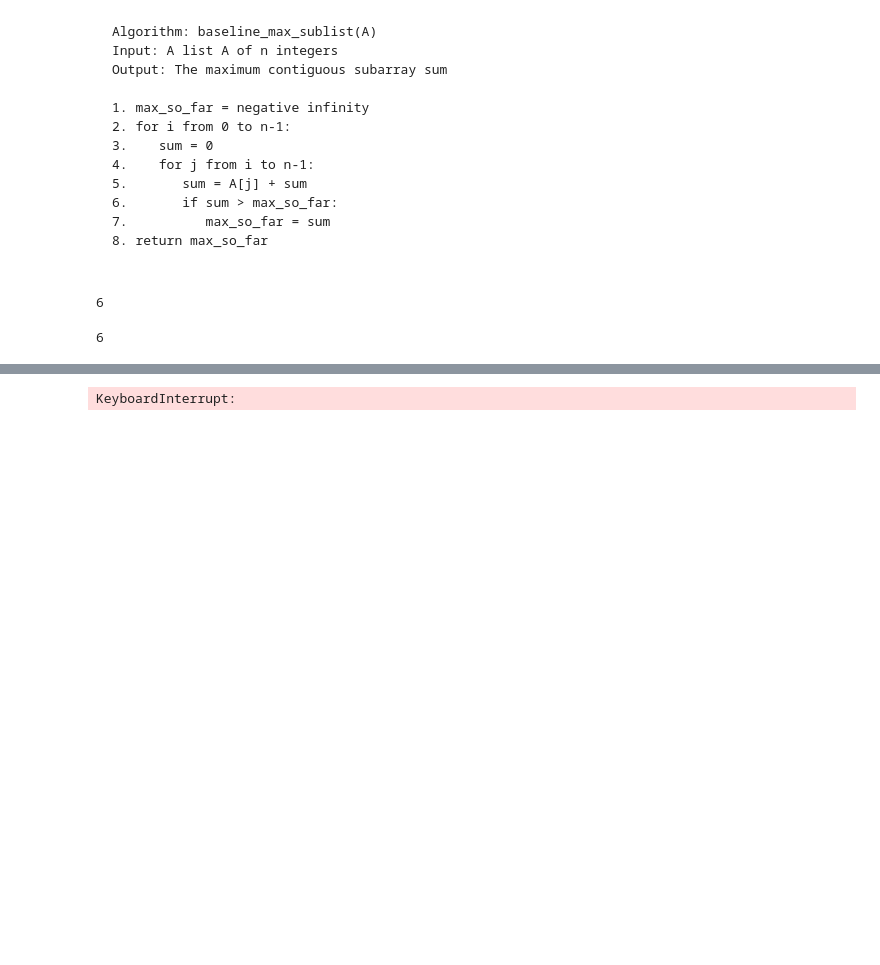
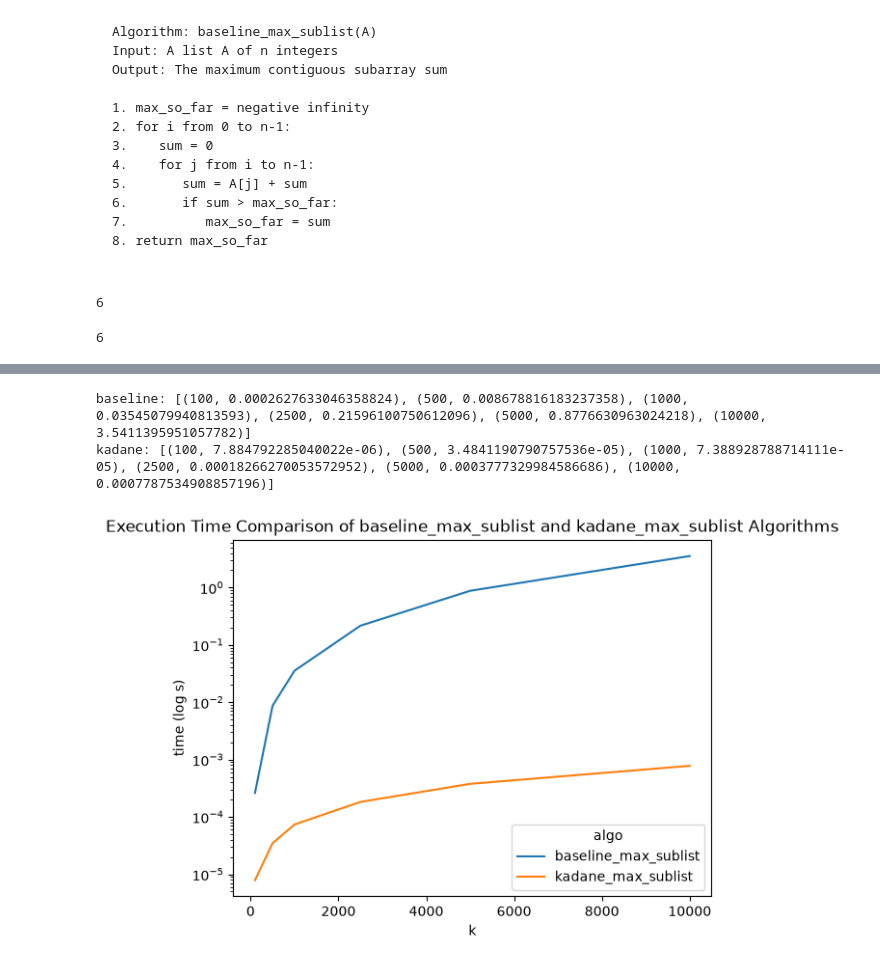
Before and after one commit to cullendoyle28/cmpsc202-lab01, a Jupyter notebook: starter.ipynb, the cells around one changed output, grey strips where cells are left out. Drawn from its saved outputs; the diff is of its cells as text; code cells hidden in the pictures; blank space fills up the shorter version.

```diff
--- a/starter.ipynb
+++ b/starter.ipynb
@@ -86,32 +86,33 @@ def benchmark_algo_multi(algo, test_cases, repeat=1):
             start = perf_counter()
             algo(i)
             end = perf_counter()
             duration = end - start
             total_duration += duration
         avg_time = total_duration / repeat
         times.append((len(i), avg_time))
     return times
 
 repeats = [100, 500, 1000, 2500, 5000, 10000]
 baseline_max_sublist_times = benchmark_algo_multi(baseline_max_sublist, helper_function_lists(repeats), 10)
 kadane_max_sublist_times = benchmark_algo_multi(kadane_max_sublist, helper_function_lists(repeats), 10)
 
 print(f"baseline: {baseline_max_sublist_times}")
 print(f"kadane: {kadane_max_sublist_times}")
 
 df_base = pd.DataFrame(baseline_max_sublist_times, columns = ["k", "time"])
 df_base['algo'] = "baseline_max_sublist"
 
 df_kadane = pd.DataFrame(kadane_max_sublist_times, columns = ["k", "time"])
 df_kadane['algo'] = "kadane_max_sublist"
 
 df = pd.concat([df_base, df_kadane], ignore_index=True)
 
 sns.lineplot(data=df, x="k", y="time", hue="algo")
 plt.xlabel("k")
 plt.ylabel("time (log s)")
 plt.title("Execution Time Comparison of baseline_max_sublist and kadane_max_sublist Algorithms")
-plt.yscale("log")
 plt.show()
 # %% [output]
-KeyboardInterrupt:
+baseline: [(100, 0.0002627633046358824), (500, 0.008678816183237358), (1000, 0.03545079940813593), (2500, 0.21596100750612096), (5000, 0.8776630963024218), (10000, 3.5411395951057782)]
+kadane: [(100, 7.884792285040022e-06), (500, 3.4841190790757536e-05), (1000, 7.388928788714111e-05), (2500, 0.00018266270053572952), (5000, 0.0003777329984586686), (10000, 0.0007787534908857196)]
+[figure, added]
```
Also changed, not shown: parts of 1 cell of this notebook, 1 other file.
